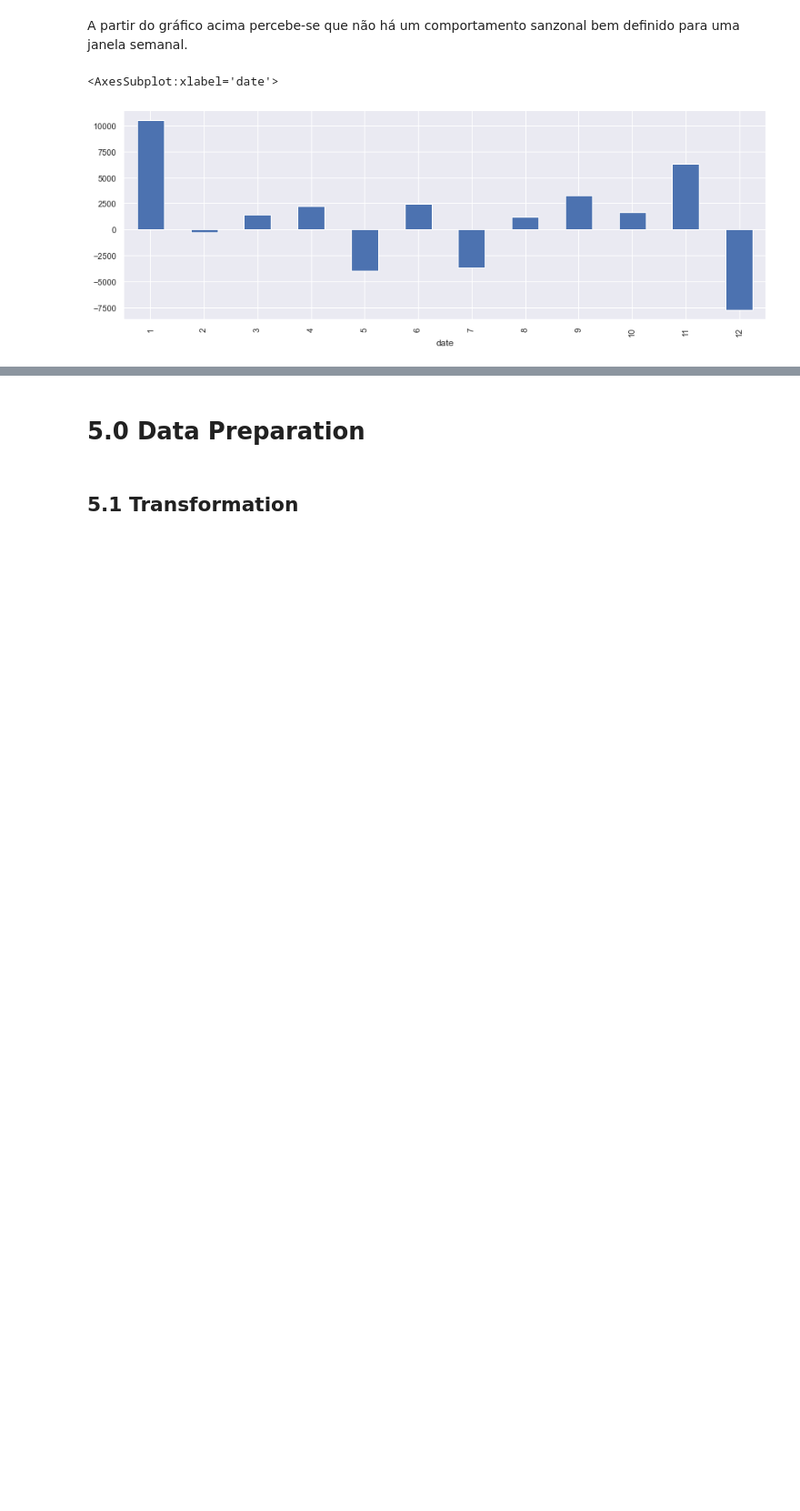
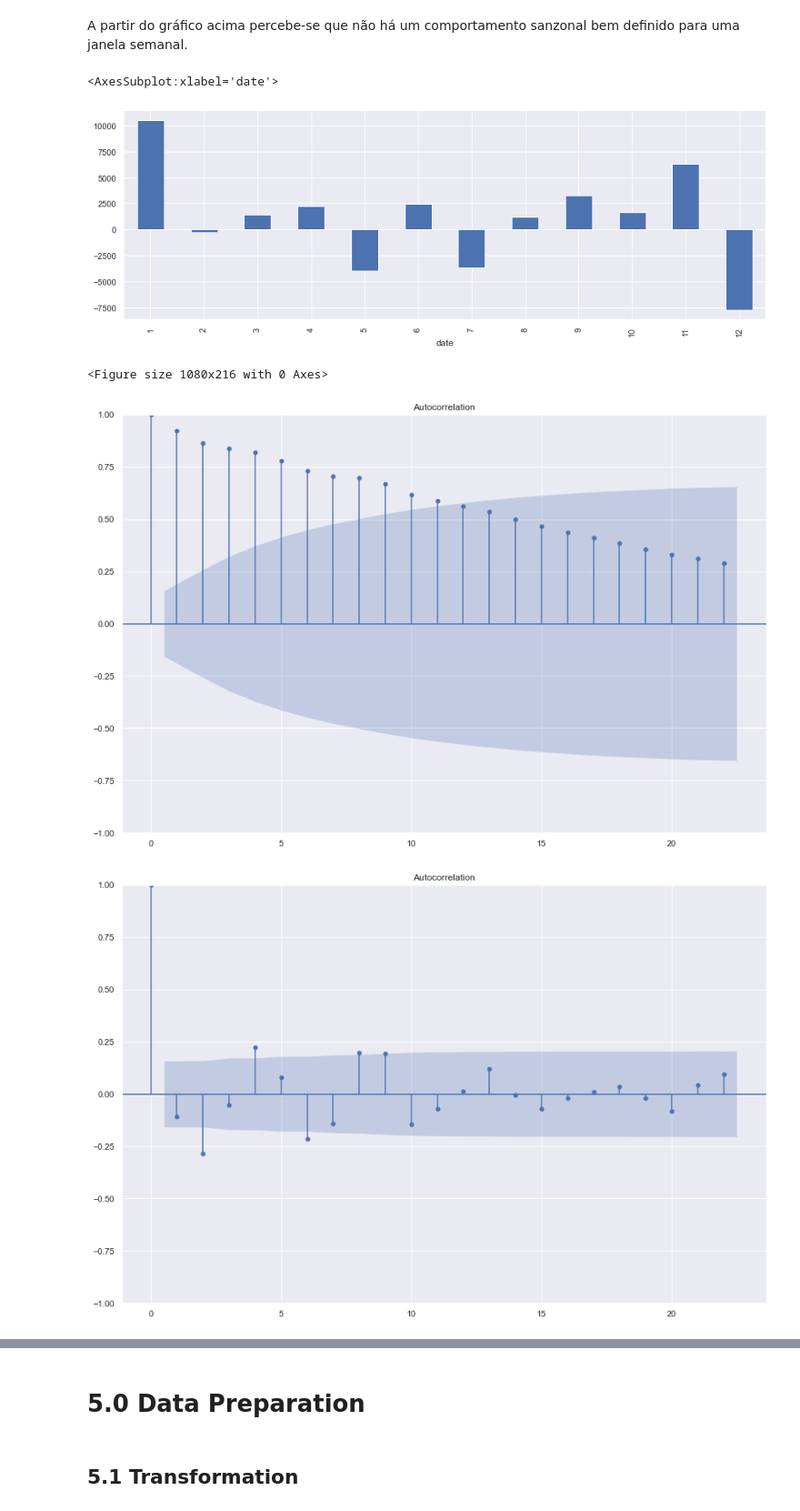
Before and after one commit to KaissonFerreira/forecast_net_revenue, a Jupyter notebook: notebooks/1.0_kf_eda.ipynb, the cells around one changed output, grey strips where cells are left out. Shown at 91% size. Saved outputs shown, nothing was run; the diff lists cells and outputs as text; code cells hidden in the pictures; blank space fills up the shorter version.

```diff
--- a/notebooks/1.0_kf_eda.ipynb
+++ b/notebooks/1.0_kf_eda.ipynb
@@ -498,3 +505,14 @@ df_week.net_revenue.diff().groupby(df_week.index.month).mean().plot(kind='bar',f
 # %% [output]
 <AxesSubplot:xlabel='date'>
 [figure]
+# %%
+
+plt.figure(figsize=[15,3])
+plot_acf(df_week.net_revenue)
+plot_acf(df_week.net_revenue.diff().dropna())
+plot_acf(df_week.net_revenue.diff().diff().dropna())
+plt.show()
+# %% [output]
+<Figure size 1080x216 with 0 Axes>
+[figure, added]
+[figure, added]
```
Also changed, not shown: parts of 16 cells of this notebook, 2 other files.
